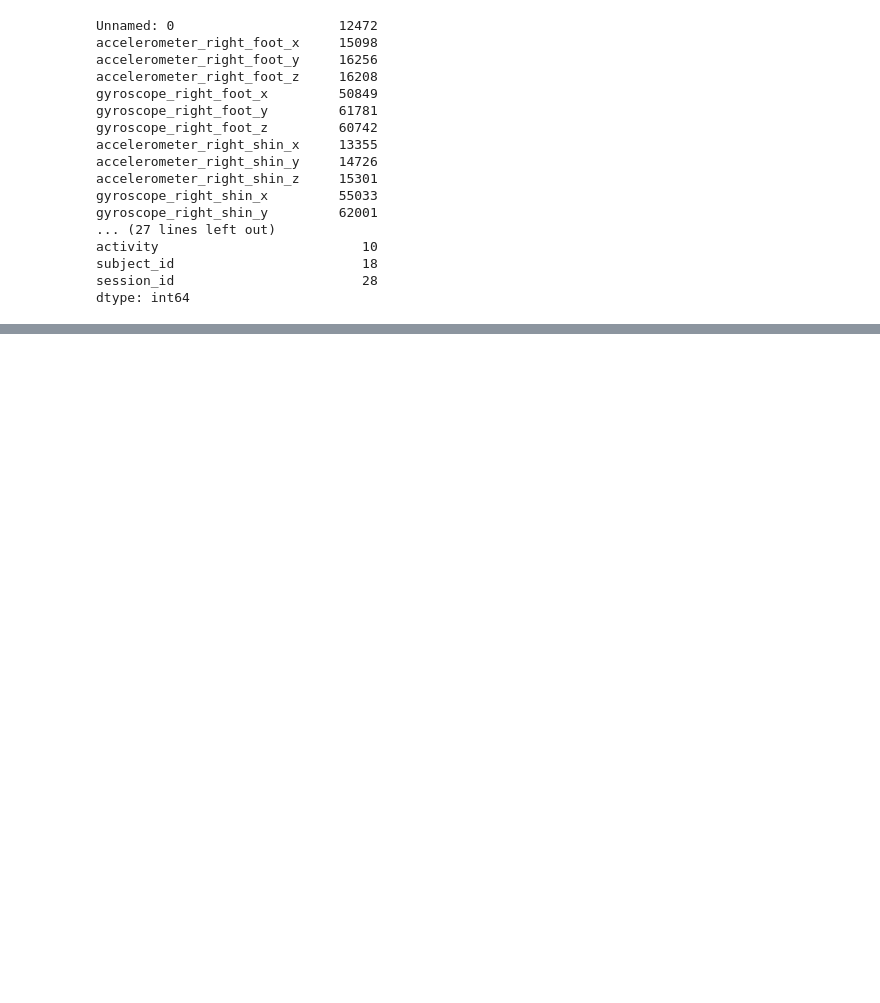
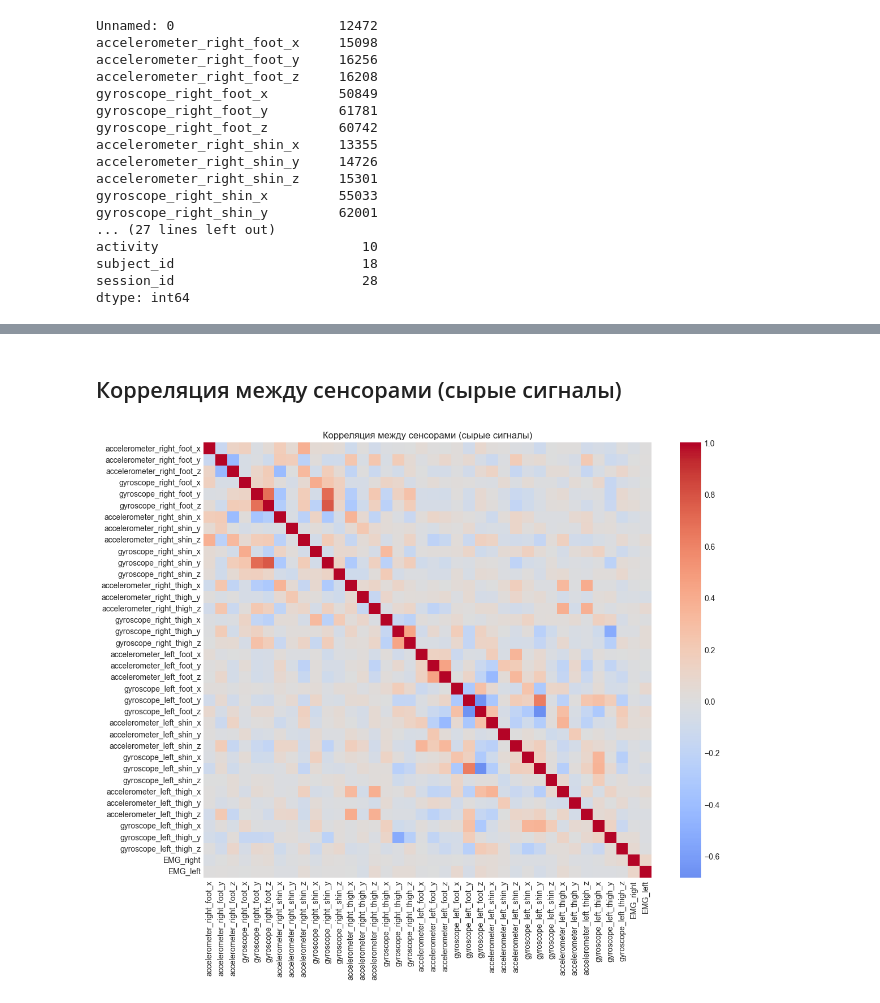
Before and after one commit to ginsengq/Human-Activity-Recognition-HAR, a Jupyter notebook: notebooks/01_eda.ipynb, the cells around one changed output, grey strips where cells are left out. Cells and saved outputs as stored; diff of their text form; code cells hidden in the pictures; blank space fills up the shorter version.

```diff
--- a/notebooks/01_eda.ipynb
+++ b/notebooks/01_eda.ipynb
@@ -745,0 +354,11 @@ with pd.ExcelWriter('model_results.xlsx') as writer:
+# %% [markdown]
+## Корреляция между сенсорами (сырые сигналы)
+# %%
+plt.figure(figsize=(12, 10))
+sns.heatmap(df[SENSOR_COLS].sample(min(50000, len(df)), random_state=RANDOM_STATE).corr(),
+            cmap='coolwarm', center=0)
+plt.title('Корреляция между сенсорами (сырые сигналы)')
+plt.tight_layout()
+plt.show()
+# %% [output]
+[figure, added]
```
Also changed, not shown: parts of 103 cells of this notebook, 9 other files.
